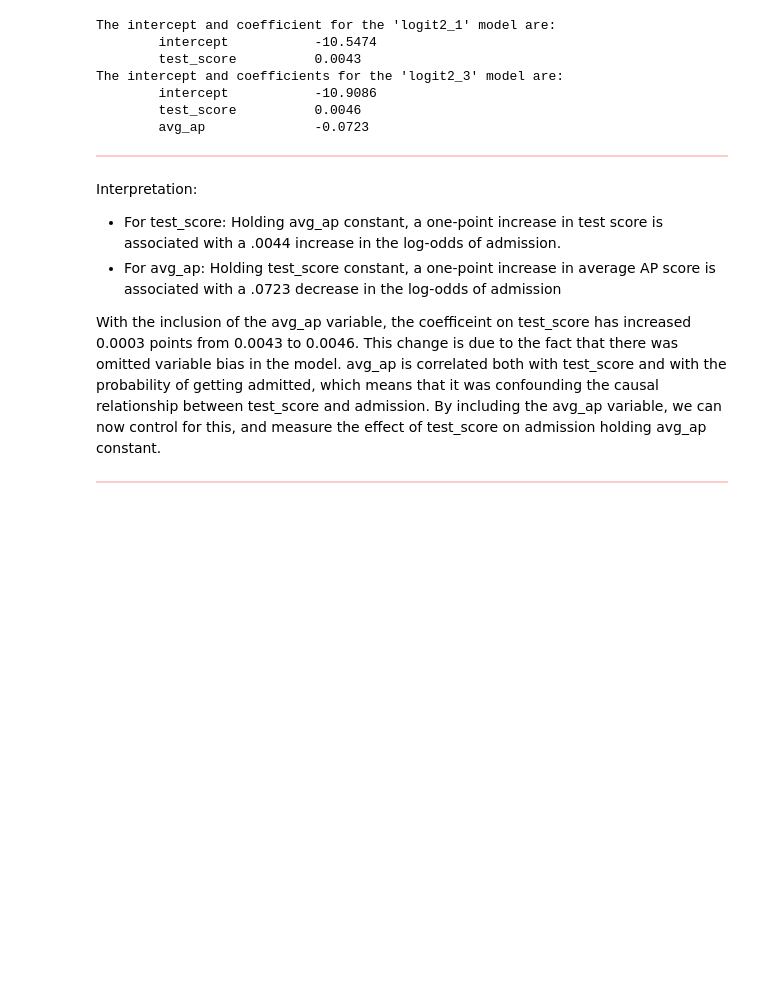
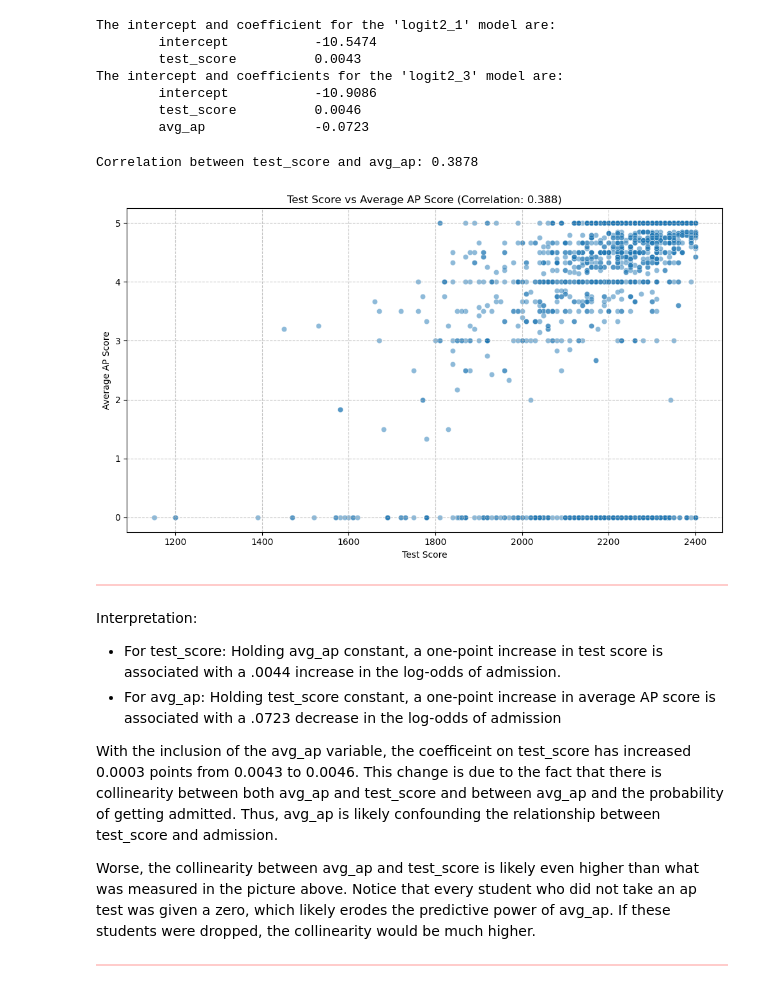
Before and after one commit to julienberman/CS-109a, a Jupyter notebook: psets/cs1090a_hw4/cs1090a_hw4.ipynb, the cells around one changed output. Saved outputs shown, nothing was run; the diff lists cells and outputs as text; code cells hidden in the pictures; blank space fills up the shorter version.

```diff
--- a/psets/cs1090a_hw4/cs1090a_hw4.ipynb
+++ b/psets/cs1090a_hw4/cs1090a_hw4.ipynb
@@ -651,6 +651,36 @@ The intercept and coefficients for the 'logit2_3' model are:
         intercept           -10.9086
         test_score          0.0046
         avg_ap              -0.0723
+# %%
+# get correlation between test_score and avg_ap
+
+rho = college_train["test_score"].corr(college_train["avg_ap"])
+
+print(f"Correlation between test_score and avg_ap: {rho:.4f}")
+
+# Create the plot
+plt.figure(figsize=(10, 6))
+sns.scatterplot(data=college_train,
+                x="test_score",
+                y="avg_ap",
+                alpha=0.5)
+
+# Customize the plot
+plt.title(f'Test Score vs Average AP Score (Correlation: {rho:.3f})')
+plt.xlabel('Test Score')
+plt.ylabel('Average AP Score')
+
+# Add grid
+plt.grid(True, linestyle='--', alpha=0.7)
+
+# Adjust layout
+plt.tight_layout()
+
+# Show the plot
+plt.show()
+# %% [output]
+Correlation between test_score and avg_ap: 0.3878
+[figure, added]
 # %% [markdown]
 <div class="highlight-box" style="border: 1px solid #ffcccb; background-color: #ffcccb; height: 5px;"></div>
 # %% [markdown]
@@ -658,7 +688,9 @@ Interpretation:
 - For test_score: Holding avg_ap constant, a one-point increase in test score is associated with a .0044 increase in the log-odds of admission.
 - For avg_ap: Holding test_score constant, a one-point increase in average AP score is associated with a .0723 decrease in the log-odds of admission
 
-With the inclusion of the avg_ap variable, the coefficeint on test_score has increased 0.0003 points from 0.0043 to 0.0046. This change is due to the fact that there was omitted variable bias in the model. avg_ap is correlated both with test_score and with the probability of getting admitted, which means that it was confounding the causal relationship between test_score and admission. By including the avg_ap variable, we can now control for this, and measure the effect of test_score on admission holding avg_ap constant.
+With the inclusion of the avg_ap variable, the coefficeint on test_score has increased 0.0003 points from 0.0043 to 0.0046. This change is due to the fact that there is collinearity between both avg_ap and test_score and between avg_ap and the probability of getting admitted. Thus, avg_ap is likely confounding the relationship between test_score and admission.
+
+Worse, the collinearity between avg_ap and test_score is likely even higher than what was measured in the picture above. Notice that every student who did not take an ap test was given a zero, which likely erodes the predictive power of avg_ap. If these students were dropped, the collinearity would be much higher.
 # %% [markdown]
 <div class="highlight-box" style="border: 1px solid #ffcccb; background-color: #ffcccb; height: 5px;"></div>
 # %%
```
Also changed, not shown: parts of 9 cells of this notebook, 1 other file.
